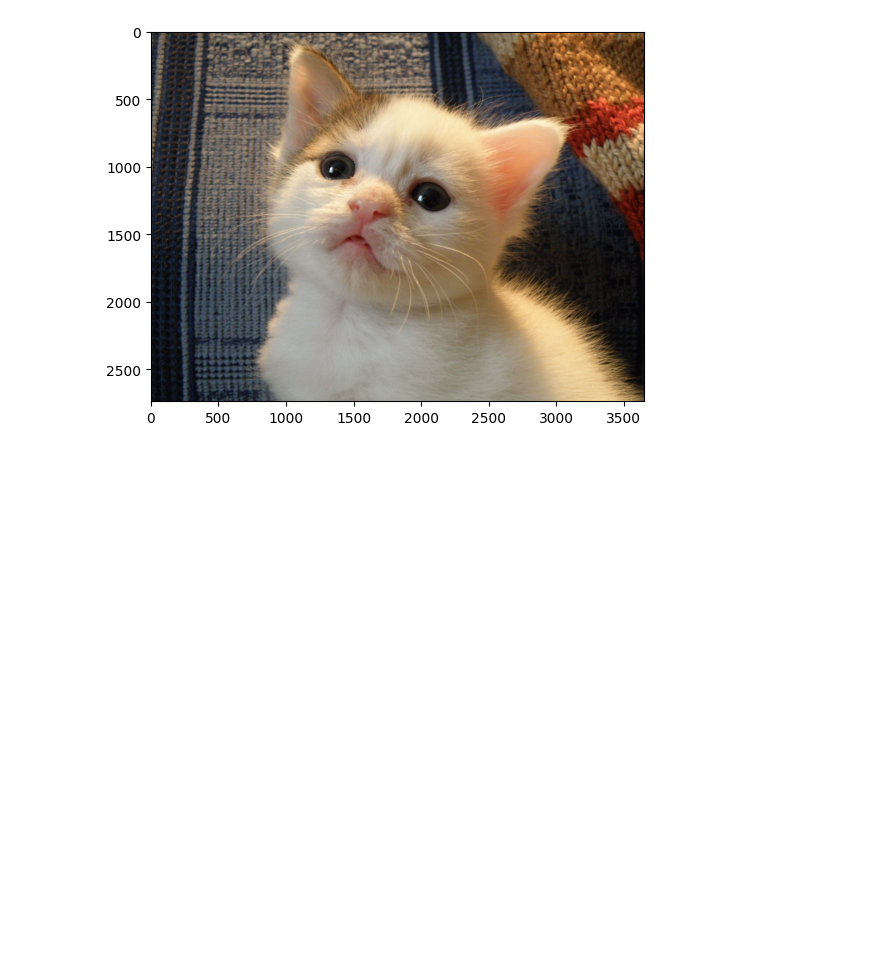
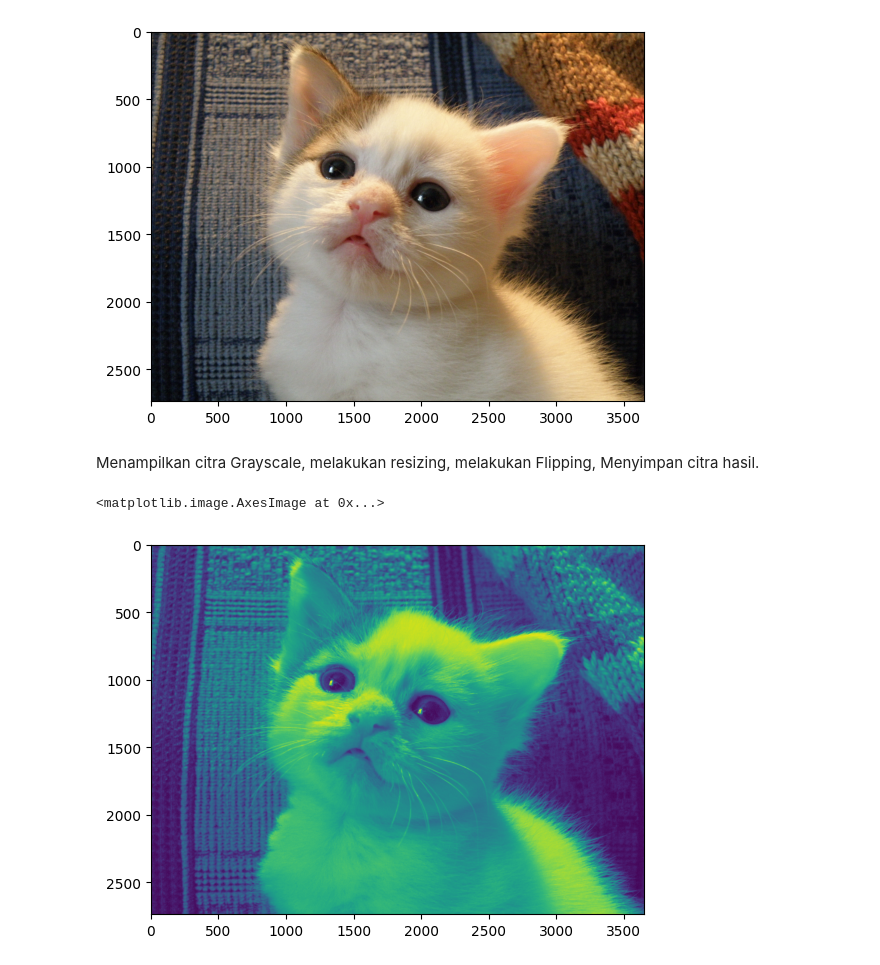
Before and after one commit to ErikRidhoFirm/PCVK_Ganjil_2025, a Jupyter notebook: Week2.ipynb, the cells around one changed output. Drawn from its saved outputs; the diff is of its cells as text; code cells hidden in the pictures; blank space fills up the shorter version.

Commit message:
Menampilkan citra Grayscale, melakukan resizing, melakukan Flipping, Menyimpan citra hasil

```diff
--- a/Week2.ipynb
+++ b/Week2.ipynb
@@ -33,3 +33,11 @@ plt.imshow(img3)
 # %% [output]
 <matplotlib.image.AxesImage at 0x...>
 [figure]
+# %% [markdown]
+Menampilkan citra Grayscale, melakukan resizing, melakukan Flipping, Menyimpan citra hasil.
+# %%
+img_gray = cv.imread('/content/drive/MyDrive/PCVK/Images/kitten.jpeg', cv.IMREAD_GRAYSCALE)
+plt.imshow(img_gray)
+# %% [output]
+<matplotlib.image.AxesImage at 0x...>
+[figure, added]
```
